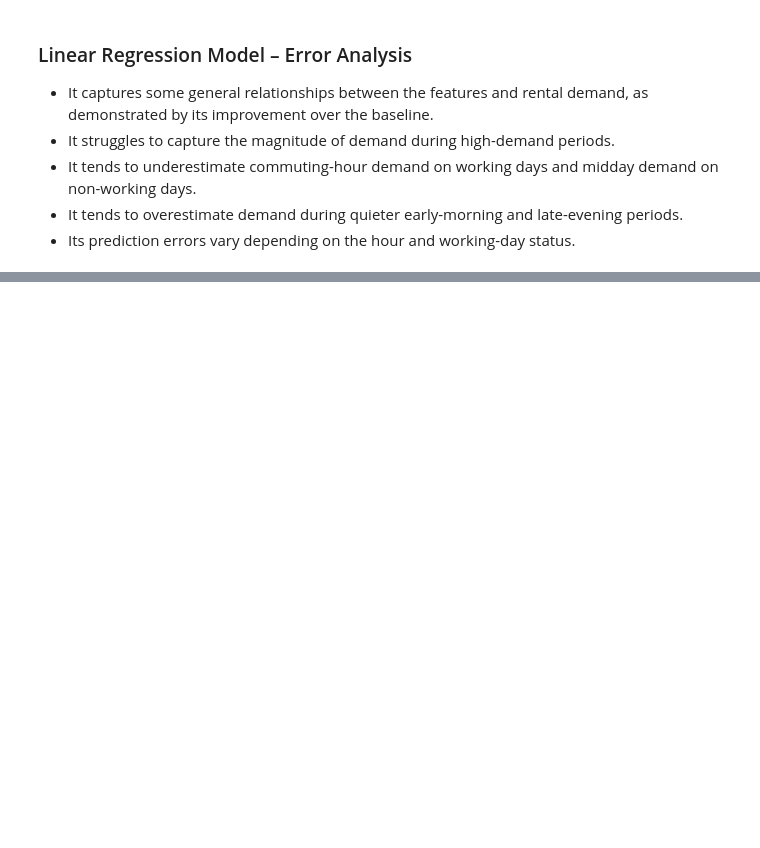
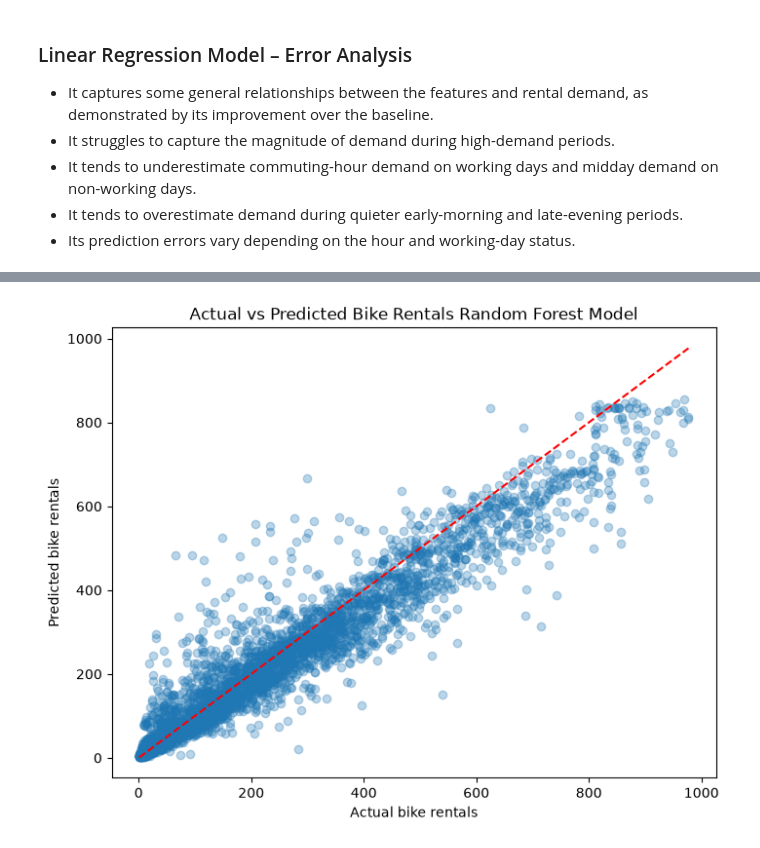
Before and after one commit to GregJackalis/bike-rental-demand-predictor, a Jupyter notebook: notebooks/prediction.ipynb, the cells around one changed output, grey strips where cells are left out. Cells and saved outputs as stored; diff of their text form; code cells hidden in the pictures; blank space fills up the shorter version.

```diff
--- a/notebooks/prediction.ipynb
+++ b/notebooks/prediction.ipynb
@@ -752,0 +755,4 @@ plt.show()
+# %%
+from sklearn.ensemble import RandomForestRegressor
+model = RandomForestRegressor(random_state=42)
+model.fit(train_features, train_targets)
@@ -752,0 +761,2 @@ plt.show()
+# %%
+forest_predictions = model.predict(test_features)
@@ -752,0 +786,19 @@ plt.show()
+# %%
+plt.figure(figsize=(8, 6))
+
+plt.scatter(test_targets, forest_predictions, alpha=0.3)
+
+plt.xlabel("Actual bike rentals")
+plt.ylabel("Predicted bike rentals")
+plt.title("Actual vs Predicted Bike Rentals Random Forest Model")
+
+# Perfect prediction reference
+plt.plot(
+    [test_targets.min(), test_targets.max()],
+    [test_targets.min(), test_targets.max()],
+    "r--"
+)
+
+plt.show()
+# %% [output]
+[figure, added]
```
Also changed, not shown: parts of 25 cells of this notebook.
